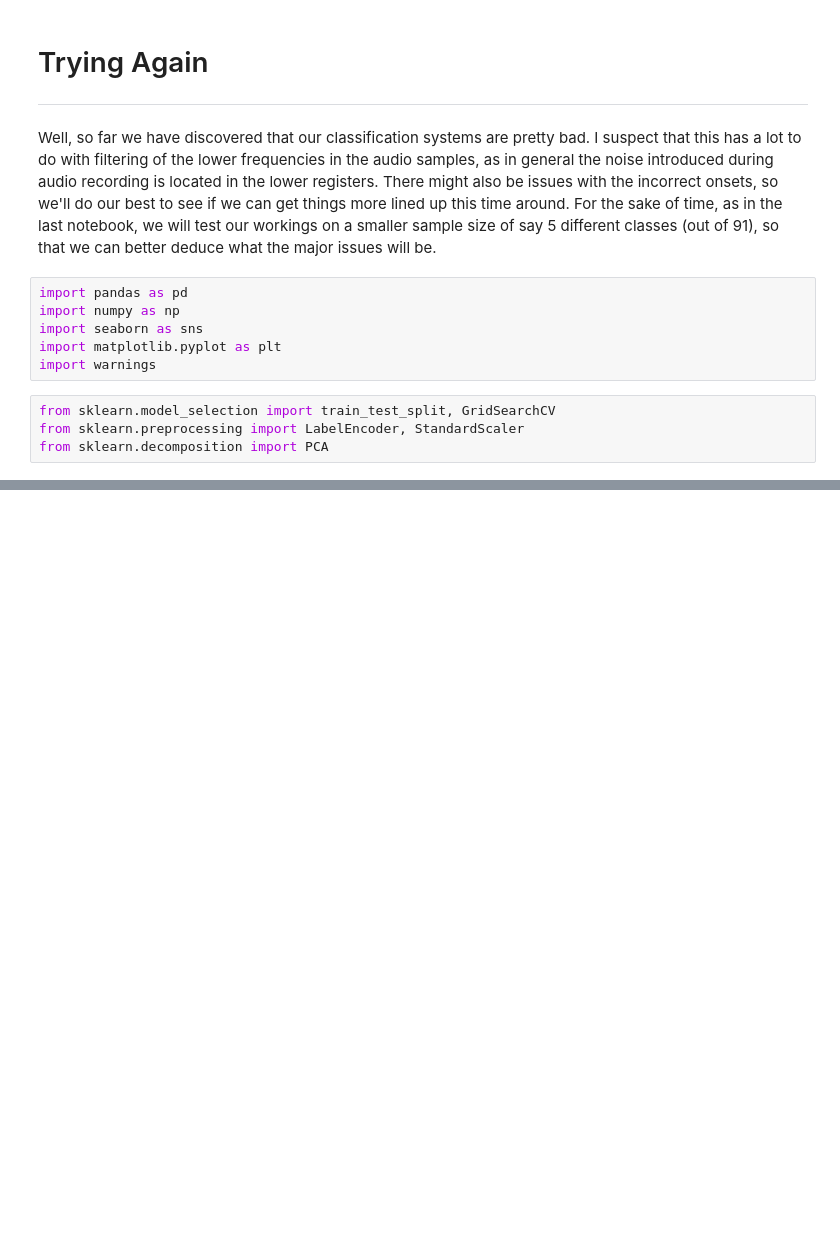
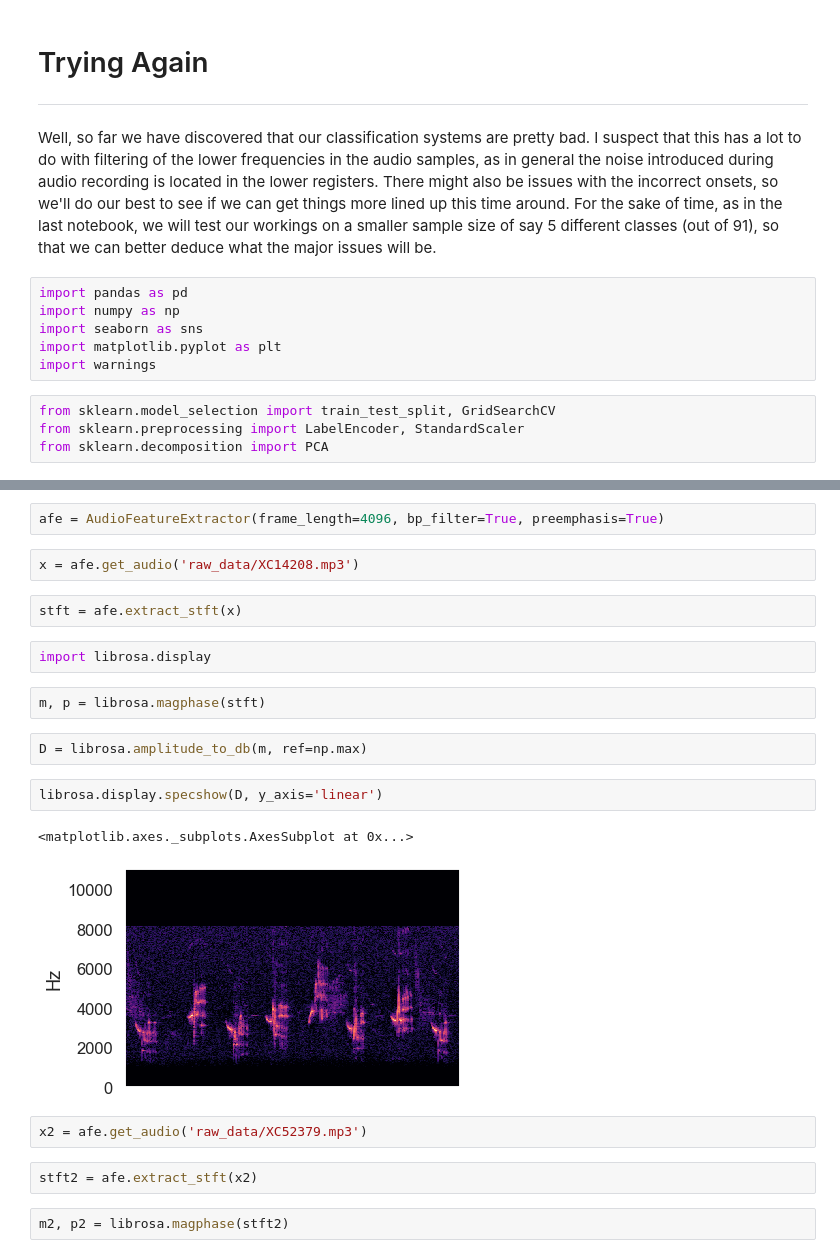
Before and after one commit to bbjornstad-flatiron/flatiron-mod5-project, a Jupyter notebook: trying_again.ipynb, the cells around one changed output, grey strips where cells are left out. Saved outputs shown, nothing was run; the diff lists cells and outputs as text; blank space fills up the shorter version.

```diff
--- a/trying_again.ipynb
+++ b/trying_again.ipynb
@@ -24,0 +28,23 @@ sns.set_context('talk')
+# %%
+afe = AudioFeatureExtractor(frame_length=4096, bp_filter=True, preemphasis=True)
+# %%
+x = afe.get_audio('raw_data/XC14208.mp3')
+# %%
+stft = afe.extract_stft(x)
+# %%
+import librosa.display
+# %%
+m, p = librosa.magphase(stft)
+# %%
+D = librosa.amplitude_to_db(m, ref=np.max)
+# %%
+librosa.display.specshow(D, y_axis='linear')
+# %% [output]
+<matplotlib.axes._subplots.AxesSubplot at 0x...>
+[figure, added]
+# %%
+x2 = afe.get_audio('raw_data/XC52379.mp3')
+# %%
+stft2 = afe.extract_stft(x2)
+# %%
+m2, p2 = librosa.magphase(stft2)
```
Also changed, not shown: parts of 11 cells of this notebook, 30 other files.
